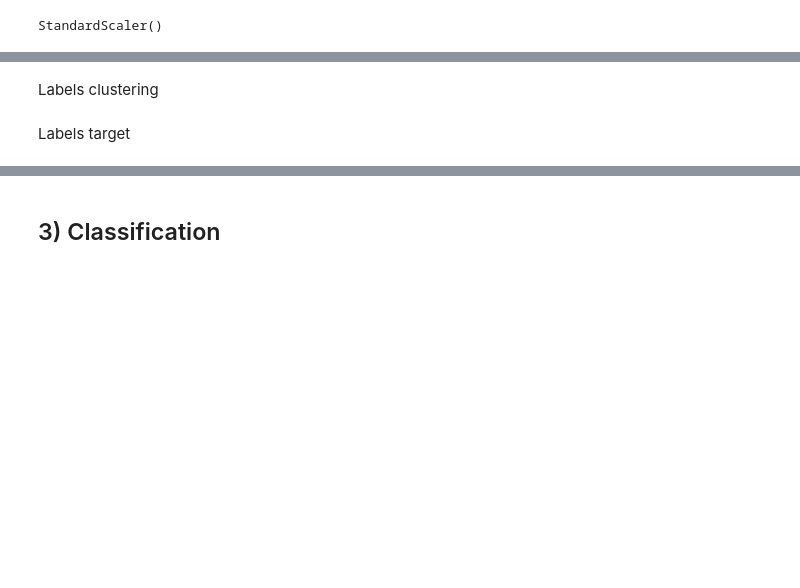
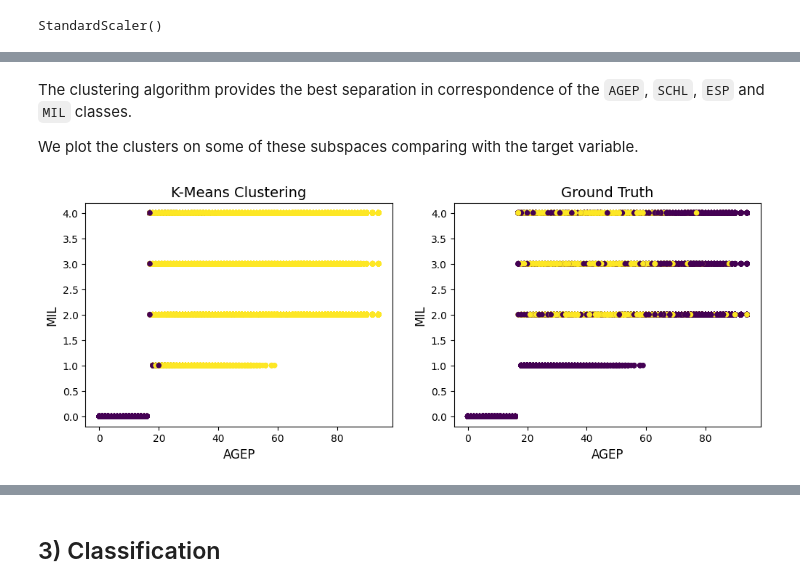
Before and after one commit to giocioc/IML-1, a Jupyter notebook: code/mainNotebook.ipynb, the cells around one changed output, grey strips where cells are left out. Saved outputs shown, nothing was run; the diff lists cells and outputs as text; code cells hidden in the pictures; blank space fills up the shorter version.

```diff
--- a/code/mainNotebook.ipynb
+++ b/code/mainNotebook.ipynb
@@ -288,2 +384,4 @@ plt.show()
 # %% [markdown]
-Labels clustering
+The clustering algorithm provides the best separation in correspondence of the ``AGEP``, ``SCHL``, ``ESP`` and ``MIL`` classes.
+
+We plot the clusters on some of these subspaces comparing with the target variable.
@@ -297,2 +387,0 @@ plt.show()
-# %% [markdown]
-Labels target
@@ -305,0 +388,21 @@ plt.show()
+# %%
+fig, (ax1, ax2) = plt.subplots(1, 2, figsize=(12, 4))
+
+
+ax1.scatter(data['AGEP'], data['MIL'],
+           c=kmeans.labels_, s=20)
+ax1.tick_params(axis='both', which='major', labelsize=10)
+ax1.set_xlabel('AGEP', fontsize=12)
+ax1.set_ylabel('MIL', fontsize=12)
+ax1.set_title('K-Means Clustering', fontsize=14)
+
+ax2.scatter(data['AGEP'], data['MIL'],
+           c=data_target, s=20)
+ax2.tick_params(axis='both', which='major', labelsize=10)
+ax2.set_xlabel('AGEP', fontsize=12)
+ax2.set_ylabel('MIL', fontsize=12)
+ax2.set_title('Ground Truth', fontsize=14)
+
+plt.show()
+# %% [output]
+[figure, added]
```
Also changed, not shown: parts of 75 cells of this notebook.
